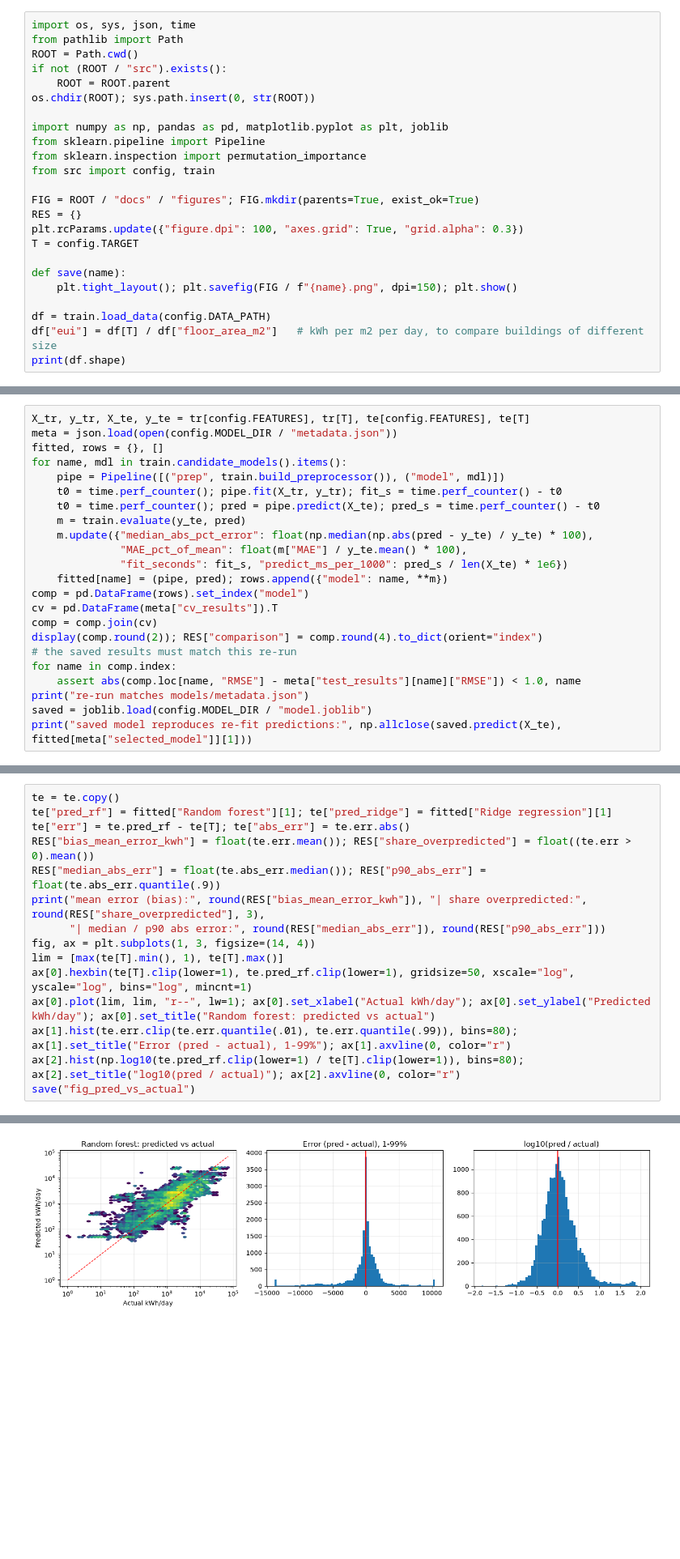
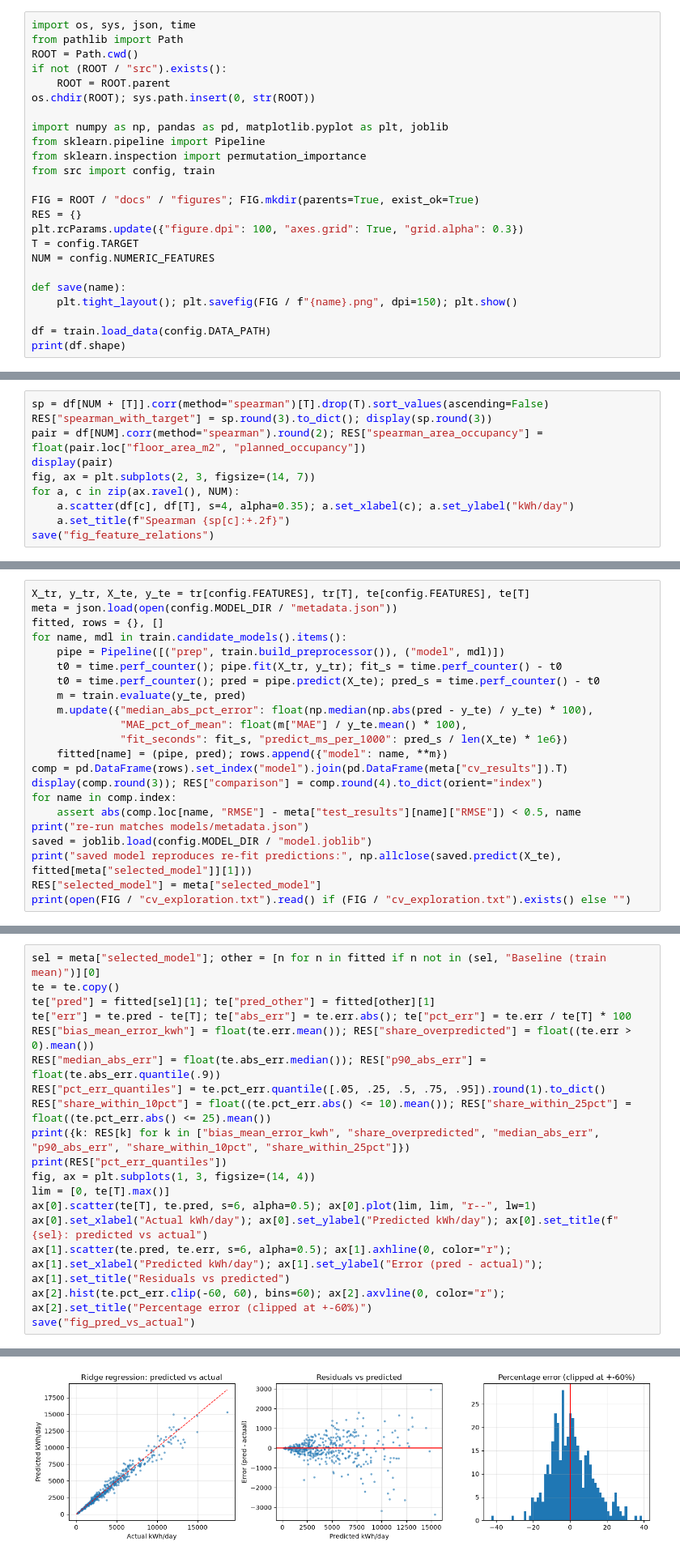
Before and after one commit to kitthakarn-sawasdipab/AI-Project, a Jupyter notebook: notebooks/analysis.ipynb, the cells around one changed output, grey strips where cells are left out. Shown at 81% size. Saved outputs shown, nothing was run; the diff lists cells and outputs as text; blank space fills up the shorter version.

```diff
--- a/notebooks/analysis.ipynb
+++ b/notebooks/analysis.ipynb
@@ -21,11 +21,11 @@ FIG = ROOT / "docs" / "figures"; FIG.mkdir(parents=True, exist_ok=True)
 RES = {}
 plt.rcParams.update({"figure.dpi": 100, "axes.grid": True, "grid.alpha": 0.3})
 T = config.TARGET
+NUM = config.NUMERIC_FEATURES
 
 def save(name):
     plt.tight_layout(); plt.savefig(FIG / f"{name}.png", dpi=150); plt.show()
 
 df = train.load_data(config.DATA_PATH)
-df["eui"] = df[T] / df["floor_area_m2"]   # kWh per m2 per day, to compare buildings of different size
 print(df.shape)
 # %% [output]
@@ -102,2 +107,12 @@ skew raw / log1p: 5.1 -0.53
 # %% [markdown]
 ## 3. Features and their relation to the target
+# %%
+sp = df[NUM + [T]].corr(method="spearman")[T].drop(T).sort_values(ascending=False)
+RES["spearman_with_target"] = sp.round(3).to_dict(); display(sp.round(3))
+pair = df[NUM].corr(method="spearman").round(2); RES["spearman_area_occupancy"] = float(pair.loc["floor_area_m2", "planned_occupancy"])
+display(pair)
+fig, ax = plt.subplots(2, 3, figsize=(14, 7))
+for a, c in zip(ax.ravel(), NUM):
+    a.scatter(df[c], df[T], s=4, alpha=0.35); a.set_xlabel(c); a.set_ylabel("kWh/day")
+    a.set_title(f"Spearman {sp[c]:+.2f}")
+save("fig_feature_relations")
@@ -205,16 +182,15 @@ for name, mdl in train.candidate_models().items():
               "MAE_pct_of_mean": float(m["MAE"] / y_te.mean() * 100),
               "fit_seconds": fit_s, "predict_ms_per_1000": pred_s / len(X_te) * 1e6})
     fitted[name] = (pipe, pred); rows.append({"model": name, **m})
-comp = pd.DataFrame(rows).set_index("model")
-cv = pd.DataFrame(meta["cv_results"]).T
-comp = comp.join(cv)
-display(comp.round(2)); RES["comparison"] = comp.round(4).to_dict(orient="index")
-# the saved results must match this re-run
+comp = pd.DataFrame(rows).set_index("model").join(pd.DataFrame(meta["cv_results"]).T)
+display(comp.round(3)); RES["comparison"] = comp.round(4).to_dict(orient="index")
 for name in comp.index:
-    assert abs(comp.loc[name, "RMSE"] - meta["test_results"][name]["RMSE"]) < 1.0, name
+    assert abs(comp.loc[name, "RMSE"] - meta["test_results"][name]["RMSE"]) < 0.5, name
 print("re-run matches models/metadata.json")
 saved = joblib.load(config.MODEL_DIR / "model.joblib")
 print("saved model reproduces re-fit predictions:", np.allclose(saved.predict(X_te), fitted[meta["selected_model"]][1]))
+RES["selected_model"] = meta["selected_model"]
+print(open(FIG / "cv_exploration.txt").read() if (FIG / "cv_exploration.txt").exists() else "")
 # %% [output]
 |  | MAE | RMSE | R2 | median_abs_pct_error | MAE_pct_of_mean | fit_seconds | predict_ms_per_1000 | ... |
 | model |  |  |  |  |  |  |  | ... |
@@ -228,16 +211,19 @@ saved model reproduces re-fit predictions: True
 # %%
+sel = meta["selected_model"]; other = [n for n in fitted if n not in (sel, "Baseline (train mean)")][0]
 te = te.copy()
-te["pred_rf"] = fitted["Random forest"][1]; te["pred_ridge"] = fitted["Ridge regression"][1]
-te["err"] = te.pred_rf - te[T]; te["abs_err"] = te.err.abs()
+te["pred"] = fitted[sel][1]; te["pred_other"] = fitted[other][1]
+te["err"] = te.pred - te[T]; te["abs_err"] = te.err.abs(); te["pct_err"] = te.err / te[T] * 100
 RES["bias_mean_error_kwh"] = float(te.err.mean()); RES["share_overpredicted"] = float((te.err > 0).mean())
 RES["median_abs_err"] = float(te.abs_err.median()); RES["p90_abs_err"] = float(te.abs_err.quantile(.9))
-print("mean error (bias):", round(RES["bias_mean_error_kwh"]), "| share overpredicted:", round(RES["share_overpredicted"], 3),
-      "| median / p90 abs error:", round(RES["median_abs_err"]), round(RES["p90_abs_err"]))
+RES["pct_err_quantiles"] = te.pct_err.quantile([.05, .25, .5, .75, .95]).round(1).to_dict()
+RES["share_within_10pct"] = float((te.pct_err.abs() <= 10).mean()); RES["share_within_25pct"] = float((te.pct_err.abs() <= 25).mean())
+print({k: RES[k] for k in ["bias_mean_error_kwh", "share_overpredicted", "median_abs_err", "p90_abs_err", "share_within_10pct", "share_within_25pct"]})
+print(RES["pct_err_quantiles"])
 fig, ax = plt.subplots(1, 3, figsize=(14, 4))
-lim = [max(te[T].min(), 1), te[T].max()]
-ax[0].hexbin(te[T].clip(lower=1), te.pred_rf.clip(lower=1), gridsize=50, xscale="log", yscale="log", bins="log", mincnt=1)
-ax[0].plot(lim, lim, "r--", lw=1); ax[0].set_xlabel("Actual kWh/day"); ax[0].set_ylabel("Predicted kWh/day"); ax[0].set_title("Random forest: predicted vs actual")
-ax[1].hist(te.err.clip(te.err.quantile(.01), te.err.quantile(.99)), bins=80); ax[1].set_title("Error (pred - actual), 1-99%"); ax[1].axvline(0, color="r")
-ax[2].hist(np.log10(te.pred_rf.clip(lower=1) / te[T].clip(lower=1)), bins=80); ax[2].set_title("log10(pred / actual)"); ax[2].axvline(0, color="r")
+lim = [0, te[T].max()]
+ax[0].scatter(te[T], te.pred, s=6, alpha=0.5); ax[0].plot(lim, lim, "r--", lw=1)
+ax[0].set_xlabel("Actual kWh/day"); ax[0].set_ylabel("Predicted kWh/day"); ax[0].set_title(f"{sel}: predicted vs actual")
+ax[1].scatter(te.pred, te.err, s=6, alpha=0.5); ax[1].axhline(0, color="r"); ax[1].set_xlabel("Predicted kWh/day"); ax[1].set_ylabel("Error (pred - actual)"); ax[1].set_title("Residuals vs predicted")
+ax[2].hist(te.pct_err.clip(-60, 60), bins=60); ax[2].axvline(0, color="r"); ax[2].set_title("Percentage error (clipped at +-60%)")
 save("fig_pred_vs_actual")
 # %% [output]
@@ -245,3 +232,3 @@ mean error (bias): -284 | share overpredicted: 0.525 | median / p90 abs error: 6
-[figure, old version]
+[figure, new version]
 # %%
 def grp(col):
```
Also changed, not shown: parts of 23 cells of this notebook, 31 other files.
